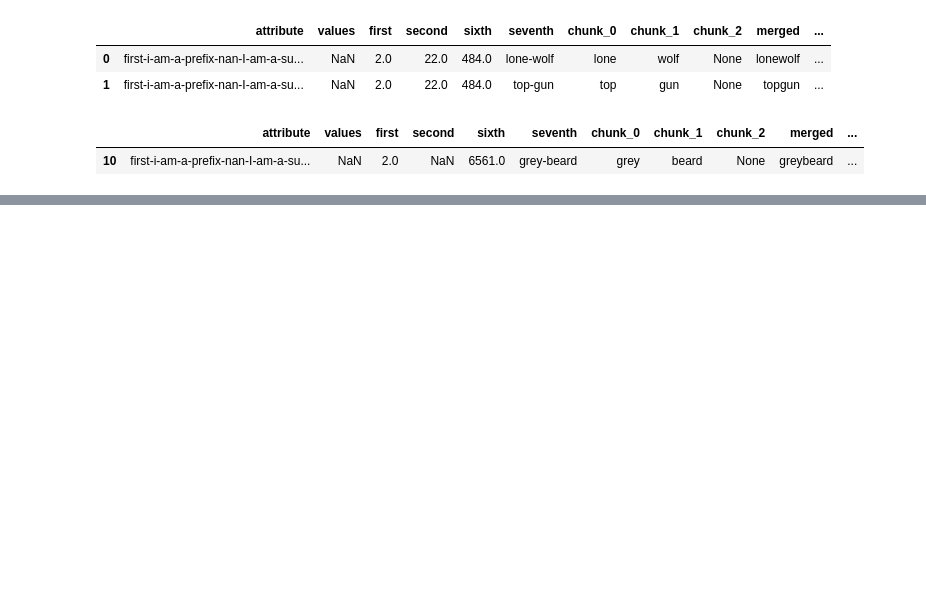
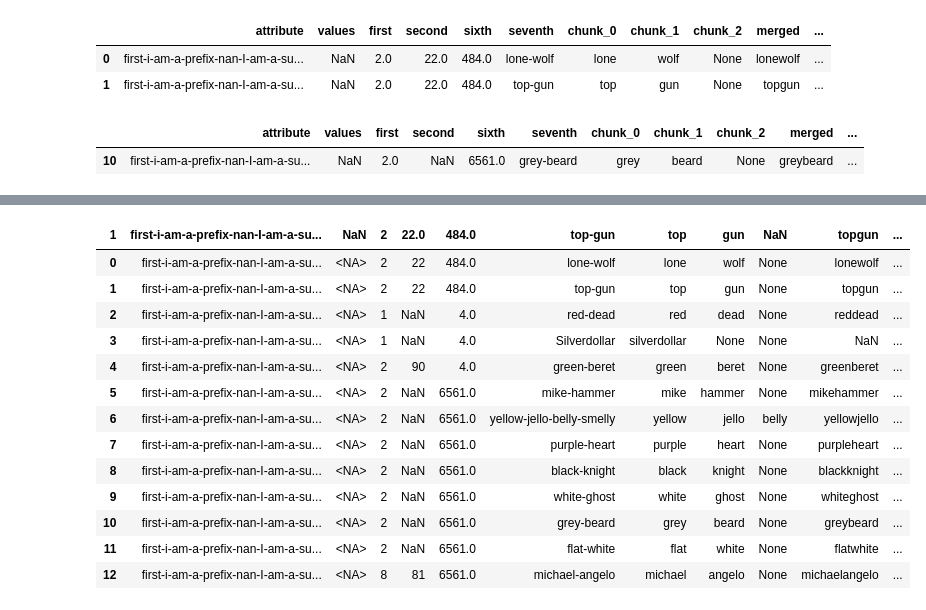
Before and after one commit to kryten68/pandas-cookbook, a Jupyter notebook: refs.ipynb, the cells around one changed output, grey strips where cells are left out. Cells and saved outputs as stored; diff of their text form; code cells hidden in the pictures; blank space fills up the shorter version.

```diff
--- a/refs.ipynb
+++ b/refs.ipynb
@@ -503,3 +503,27 @@ df
 | 10 | first-i-am-a-prefix-nan-I-am-a-su... | <NA> | 2 | NaN | 6561.0 | grey-beard | grey | beard | None | greybeard | ... |
 | 11 | first-i-am-a-prefix-nan-I-am-a-su... | <NA> | 2 | NaN | 6561.0 | flat-white | flat | white | None | flatwhite | ... |
 | 12 | first-i-am-a-prefix-nan-I-am-a-su... | <NA> | 8 | 81 | 6561.0 | michael-angelo | michael | angelo | None | michaelangelo | ... |
+# %%
+# Make TOP ROW THE HEADERS
+# COPY THE DF DATAFRAME into NEW_DF and USE THAT TO SET HEADERS TO TOP ROW
+header_row = 1
+new_df = df.copy(deep=True)
+
+new_df.columns = new_df.iloc[header_row]
+new_df.reset_index()
+new_df
+# %% [output]
+| 1 | first-i-am-a-prefix-nan-I-am-a-su... | NaN | 2 | 22.0 | 484.0 | top-gun | top | gun | NaN | topgun | ... |
+| 0 | first-i-am-a-prefix-nan-I-am-a-su... | <NA> | 2 | 22 | 484.0 | lone-wolf | lone | wolf | None | lonewolf | ... |
+| 1 | first-i-am-a-prefix-nan-I-am-a-su... | <NA> | 2 | 22 | 484.0 | top-gun | top | gun | None | topgun | ... |
+| 2 | first-i-am-a-prefix-nan-I-am-a-su... | <NA> | 1 | NaN | 4.0 | red-dead | red | dead | None | reddead | ... |
+| 3 | first-i-am-a-prefix-nan-I-am-a-su... | <NA> | 1 | NaN | 4.0 | Silverdollar | silverdollar | None | None | NaN | ... |
+| 4 | first-i-am-a-prefix-nan-I-am-a-su... | <NA> | 2 | 90 | 4.0 | green-beret | green | beret | None | greenberet | ... |
+| 5 | first-i-am-a-prefix-nan-I-am-a-su... | <NA> | 2 | NaN | 6561.0 | mike-hammer | mike | hammer | None | mikehammer | ... |
+| 6 | first-i-am-a-prefix-nan-I-am-a-su... | <NA> | 2 | NaN | 6561.0 | yellow-jello-belly-smelly | yellow | jello | belly | yellowjello | ... |
+| 7 | first-i-am-a-prefix-nan-I-am-a-su... | <NA> | 2 | NaN | 6561.0 | purple-heart | purple | heart | None | purpleheart | ... |
+| 8 | first-i-am-a-prefix-nan-I-am-a-su... | <NA> | 2 | NaN | 6561.0 | black-knight | black | knight | None | blackknight | ... |
+| 9 | first-i-am-a-prefix-nan-I-am-a-su... | <NA> | 2 | NaN | 6561.0 | white-ghost | white | ghost | None | whiteghost | ... |
+| 10 | first-i-am-a-prefix-nan-I-am-a-su... | <NA> | 2 | NaN | 6561.0 | grey-beard | grey | beard | None | greybeard | ... |
+| 11 | first-i-am-a-prefix-nan-I-am-a-su... | <NA> | 2 | NaN | 6561.0 | flat-white | flat | white | None | flatwhite | ... |
+| 12 | first-i-am-a-prefix-nan-I-am-a-su... | <NA> | 8 | 81 | 6561.0 | michael-angelo | michael | angelo | None | michaelangelo | ... |
```
Also changed, not shown: parts of 1 cell of this notebook.
